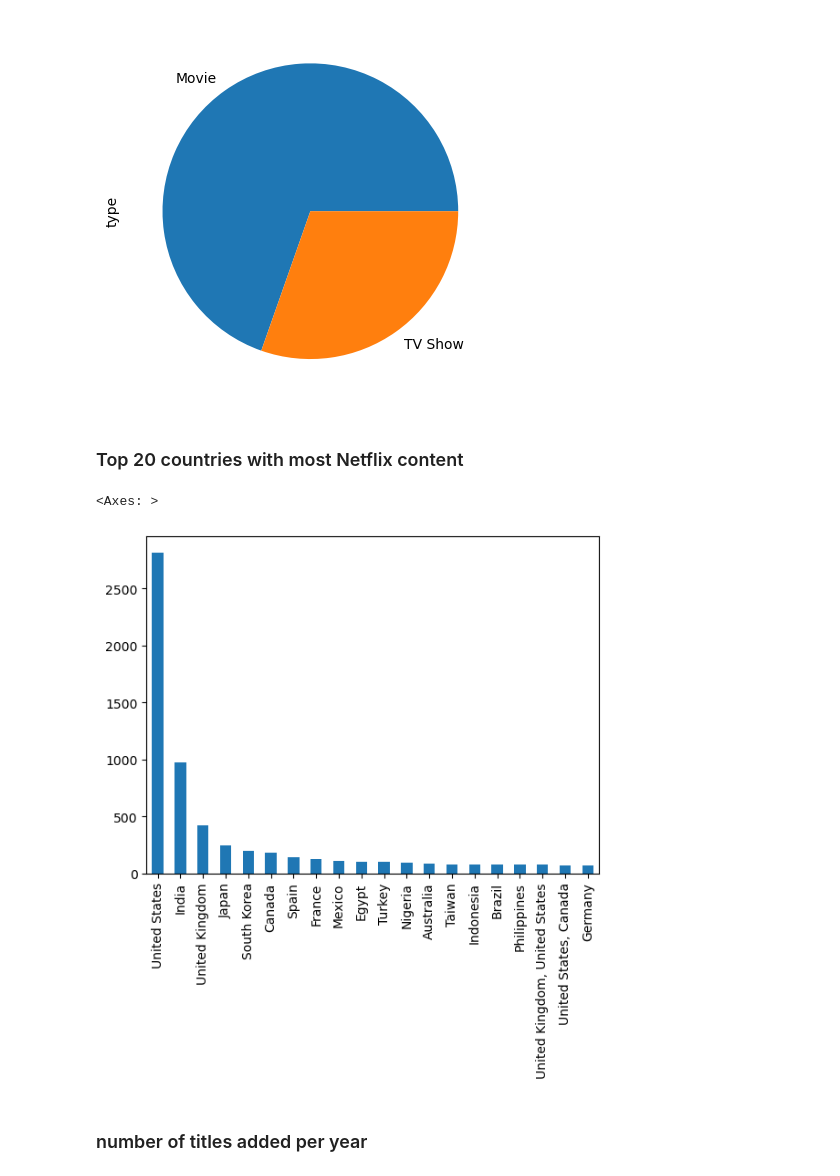
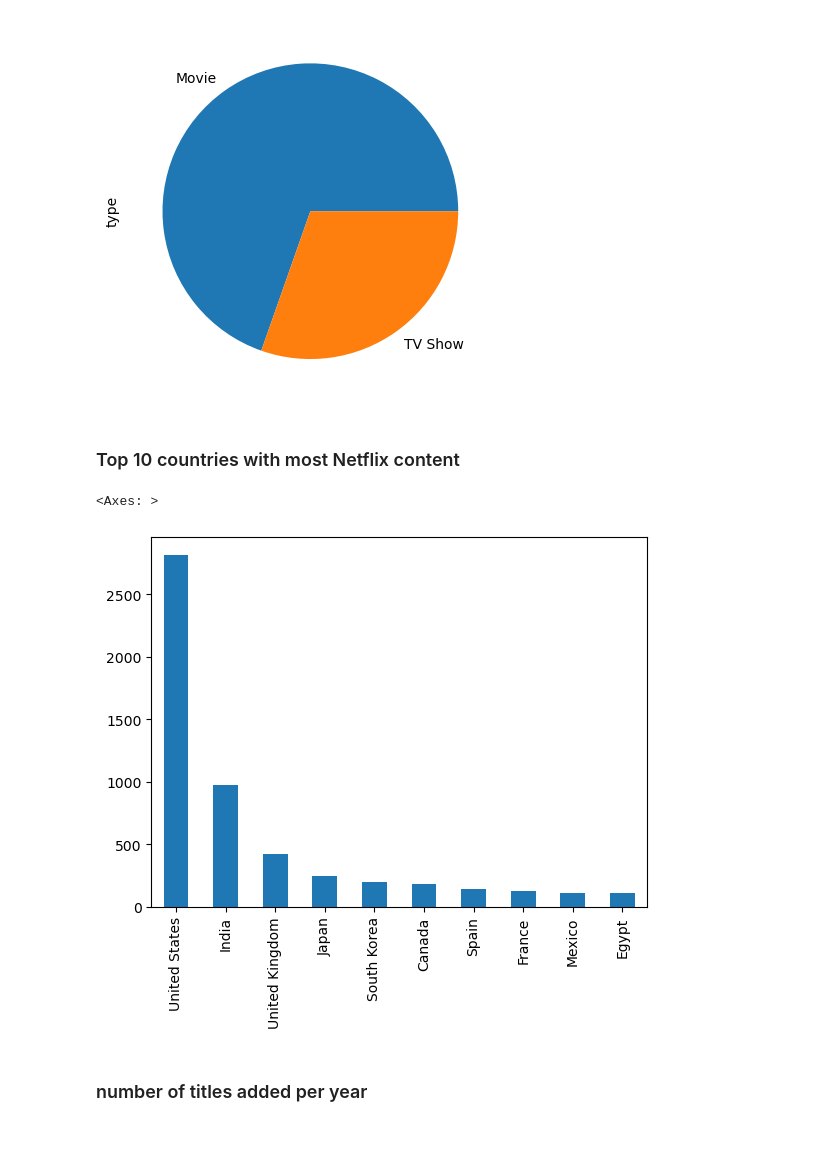
Before and after one commit to amirnasiri93/netflix_dataset_learning, a Jupyter notebook: main.ipynb, the cells around one changed output. Saved outputs shown, nothing was run; the diff lists cells and outputs as text; code cells hidden in the pictures; blank space fills up the shorter version.

```diff
--- a/main.ipynb
+++ b/main.ipynb
@@ -169,14 +162,13 @@ df['type'].value_counts().plot(kind='pie')
 <Axes: ylabel='type'>
 [figure]
 # %% [markdown]
-### Top 20 countries with most Netflix content
+### Top 10 countries with most Netflix content
 # %%
-
-df['country'].value_counts(ascending=False).head(20).plot(kind='bar')
+df['country'].value_counts(ascending=False).head(10).plot(kind='bar')
 # the countries with most content on Netflix are US, India and UK
 # %% [output]
 <Axes: >
-[figure, old version]
+[figure, new version]
 # %% [markdown]
 ### number of titles added per year
 # %%
```
Also changed, not shown: parts of 38 cells of this notebook, 1 other file.
